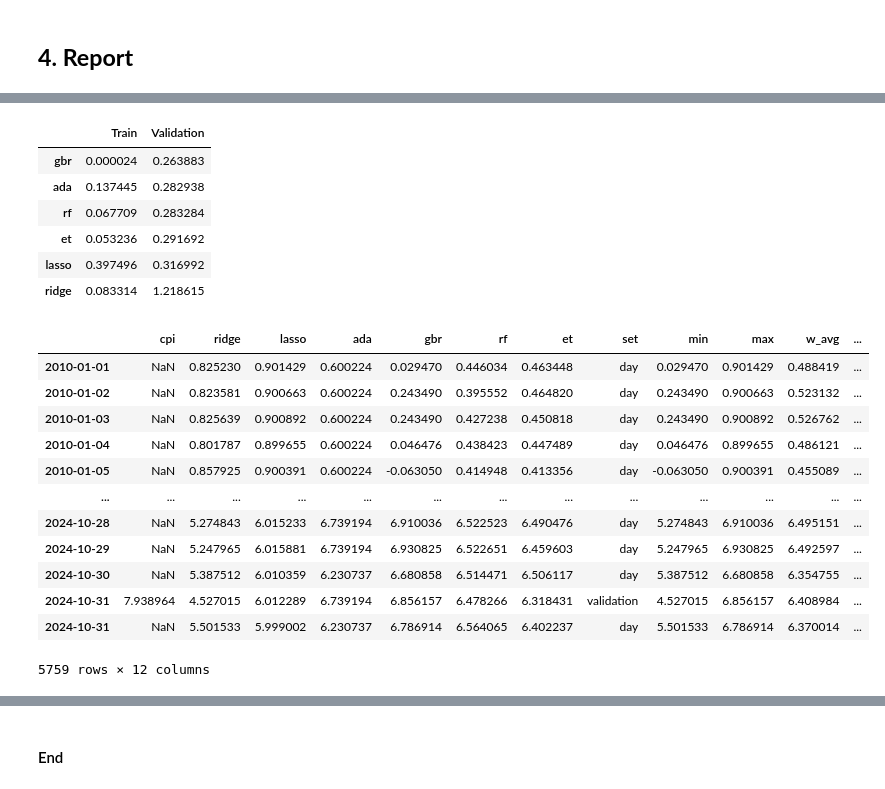
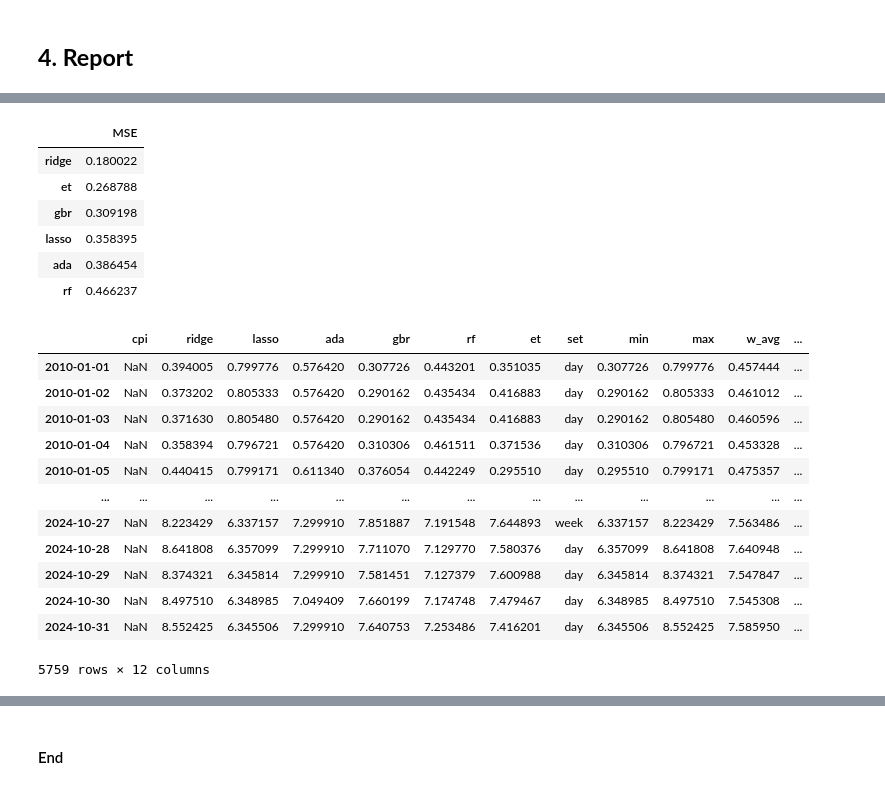
Before and after one commit to osmarbolivar/High-Freq-Inflation-Forecast-2SML, a Jupyter notebook: F2_Forecast.ipynb, the cells around one changed output, grey strips where cells are left out. Cells and saved outputs as stored; diff of their text form; code cells hidden in the pictures.

Commit message:
forecast_2

```diff
--- a/F2_Forecast.ipynb
+++ b/F2_Forecast.ipynb
@@ -241,7 +246,7 @@ Validation R2:  0.853
 Validation MAE:  0.429
 # %%
 #ada = AdaBoostRegressor(random_state=0)
-ada = AdaBoostRegressor(learning_rate=0.99, random_state=0)
+ada = AdaBoostRegressor(learning_rate=1.1, n_estimators=55, random_state=0)
 # Fit the model on training data
 ada.fit(X_train, y_train)
 # Make predictions on the validation set
@@ -304,7 +307,7 @@ Validation R2:  0.874
 Validation MAE:  0.414
 # %%
 #gbr = GradientBoostingRegressor(random_state=0)
-gbr = GradientBoostingRegressor(learning_rate=0.2, random_state=0)
+gbr = GradientBoostingRegressor(n_estimators=130, learning_rate=0.35, random_state=0)
 # Fit the model on the training set
 gbr.fit(X_train, y_train)
 # Make predictions on validation set using best model from GridSearchCV
@@ -367,7 +368,7 @@ Validation R2:  0.853
 Validation MAE:  0.434
 # %%
 #rf = RandomForestRegressor(random_state=0)
-rf = RandomForestRegressor(criterion="absolute_error", max_depth=6, n_estimators=105, random_state=0)
+rf = RandomForestRegressor(max_depth=4, n_estimators=105, random_state=0)
 
 # Fit the model to the training data and make predictions on the validation set
 rf.fit(X_train, y_train)
@@ -431,8 +430,8 @@ Validation MSE:  0.322
 Validation R2:  0.854
 Validation MAE:  0.423
 # %%
+et = ExtraTreesRegressor(random_state=0)
 #et = ExtraTreesRegressor(random_state=0)
-et = ExtraTreesRegressor(max_depth=7, bootstrap=True, oob_score=True, random_state=0)
 # Fit the model to the training data and make predictions on the validation set
 et.fit(X_train, y_train)
 # Make predictions on validation set using best model from GridSearchCV
@@ -548,50 +547,49 @@ all_forecast.tail(40)
 # %%
 metrics = pd.DataFrame(
-    {'Train': [mse_train_ridge, mse_train_lasso, mse_train_ada, mse_train_gbr, mse_train_rf, mse_train_et],
-     'Validation': [mse_val_ridge, mse_val_lasso, mse_val_ada, mse_val_gbr, mse_val_rf, mse_val_et] },
+    {'MSE': [mse_val_ridge, mse_val_lasso, mse_val_ada, mse_val_gbr, mse_val_rf, mse_val_et] },
     index=['ridge', 'lasso', 'ada', 'gbr', 'rf', 'et']
 )
-metrics.sort_values(['Validation'], ascending=True, inplace=True)
+metrics.sort_values(['MSE'], ascending=True, inplace=True)
 metrics
 # %% [output]
-|  | Train | Validation |
-| gbr | 0.000024 | 0.263883 |
-| ada | 0.137445 | 0.282938 |
-| rf | 0.067709 | 0.283284 |
-| et | 0.053236 | 0.291692 |
-| lasso | 0.397496 | 0.316992 |
-| ridge | 0.083314 | 1.218615 |
+|  | MSE |
+| ridge | 0.180022 |
+| et | 0.268788 |
+| gbr | 0.309198 |
+| lasso | 0.358395 |
+| ada | 0.386454 |
+| rf | 0.466237 |
 # %%
 all_forecast['min'] = all_forecast[['ridge', 'lasso', 'ada', 'gbr', 'rf', 'et']].min(axis=1)
 all_forecast['max'] = all_forecast[['ridge', 'lasso', 'ada', 'gbr', 'rf', 'et']].max(axis=1)
 
 inv1 = (1/mse_val_ridge)  / 1000
 inv2 = (1/mse_val_lasso) / 1000
 inv3 = (1/mse_val_ada) / 1000
 inv4 = (1/mse_val_gbr) / 1000
 inv5 = (1/mse_val_rf) / 1000
 inv6 = (1/mse_val_et) / 1000
 
 num_1 = (all_forecast['ridge'] * inv1) + (all_forecast['lasso'] * inv2) + (all_forecast['ada'] * inv3) + (all_forecast['gbr'] * inv4) + (all_forecast['rf'] * inv5) + (all_forecast['et'] * inv6)
 den_1 = inv1+inv2+inv3+inv4+inv5+inv6
 all_forecast['w_avg'] = num_1 / den_1
 
-num_2 = (all_forecast['gbr'] * inv4) + (all_forecast['ada'] * inv3) + (all_forecast['rf'] * inv5)
-den_2 = inv4+inv3+inv5
+num_2 = (all_forecast['ridge'] * inv1) + (all_forecast['et'] * inv6) + (all_forecast['gbr'] * inv4)
+den_2 = inv1+inv6+inv4
 all_forecast['w_avg_best'] = num_2 / den_2
 
 all_forecast
 # %% [output]
 |  | cpi | ridge | lasso | ada | gbr | rf | et | set | min | max | w_avg | ... |
-| 2010-01-01 | NaN | 0.825230 | 0.901429 | 0.600224 | 0.029470 | 0.446034 | 0.463448 | day | 0.029470 | 0.901429 | 0.488419 | ... |
-| 2010-01-02 | NaN | 0.823581 | 0.900663 | 0.600224 | 0.243490 | 0.395552 | 0.464820 | day | 0.243490 | 0.900663 | 0.523132 | ... |
-| 2010-01-03 | NaN | 0.825639 | 0.900892 | 0.600224 | 0.243490 | 0.427238 | 0.450818 | day | 0.243490 | 0.900892 | 0.526762 | ... |
-| 2010-01-04 | NaN | 0.801787 | 0.899655 | 0.600224 | 0.046476 | 0.438423 | 0.447489 | day | 0.046476 | 0.899655 | 0.486121 | ... |
-| 2010-01-05 | NaN | 0.857925 | 0.900391 | 0.600224 | -0.063050 | 0.414948 | 0.413356 | day | -0.063050 | 0.900391 | 0.455089 | ... |
+| 2010-01-01 | NaN | 0.394005 | 0.799776 | 0.576420 | 0.307726 | 0.443201 | 0.351035 | day | 0.307726 | 0.799776 | 0.457444 | ... |
+| 2010-01-02 | NaN | 0.373202 | 0.805333 | 0.576420 | 0.290162 | 0.435434 | 0.416883 | day | 0.290162 | 0.805333 | 0.461012 | ... |
+| 2010-01-03 | NaN | 0.371630 | 0.805480 | 0.576420 | 0.290162 | 0.435434 | 0.416883 | day | 0.290162 | 0.805480 | 0.460596 | ... |
+| 2010-01-04 | NaN | 0.358394 | 0.796721 | 0.576420 | 0.310306 | 0.461511 | 0.371536 | day | 0.310306 | 0.796721 | 0.453328 | ... |
+| 2010-01-05 | NaN | 0.440415 | 0.799171 | 0.611340 | 0.376054 | 0.442249 | 0.295510 | day | 0.295510 | 0.799171 | 0.475357 | ... |
 | ... | ... | ... | ... | ... | ... | ... | ... | ... | ... | ... | ... | ... |
-| 2024-10-28 | NaN | 5.274843 | 6.015233 | 6.739194 | 6.910036 | 6.522523 | 6.490476 | day | 5.274843 | 6.910036 | 6.495151 | ... |
-| 2024-10-29 | NaN | 5.247965 | 6.015881 | 6.739194 | 6.930825 | 6.522651 | 6.459603 | day | 5.247965 | 6.930825 | 6.492597 | ... |
-| 2024-10-30 | NaN | 5.387512 | 6.010359 | 6.230737 | 6.680858 | 6.514471 | 6.506117 | day | 5.387512 | 6.680858 | 6.354755 | ... |
-| 2024-10-31 | 7.938964 | 4.527015 | 6.012289 | 6.739194 | 6.856157 | 6.478266 | 6.318431 | validation | 4.527015 | 6.856157 | 6.408984 | ... |
-| 2024-10-31 | NaN | 5.501533 | 5.999002 | 6.230737 | 6.786914 | 6.564065 | 6.402237 | day | 5.501533 | 6.786914 | 6.370014 | ... |
+| 2024-10-27 | NaN | 8.223429 | 6.337157 | 7.299910 | 7.851887 | 7.191548 | 7.644893 | week | 6.337157 | 8.223429 | 7.563486 | ... |
+| 2024-10-28 | NaN | 8.641808 | 6.357099 | 7.299910 | 7.711070 | 7.129770 | 7.580376 | day | 6.357099 | 8.641808 | 7.640948 | ... |
+| 2024-10-29 | NaN | 8.374321 | 6.345814 | 7.299910 | 7.581451 | 7.127379 | 7.600988 | day | 6.345814 | 8.374321 | 7.547847 | ... |
+| 2024-10-30 | NaN | 8.497510 | 6.348985 | 7.049409 | 7.660199 | 7.174748 | 7.479467 | day | 6.348985 | 8.497510 | 7.545308 | ... |
+| 2024-10-31 | NaN | 8.552425 | 6.345506 | 7.299910 | 7.640753 | 7.253486 | 7.416201 | day | 6.345506 | 8.552425 | 7.585950 | ... |
 5759 rows × 12 columns
```
Also changed, not shown: parts of 23 cells of this notebook, 5 other files.
